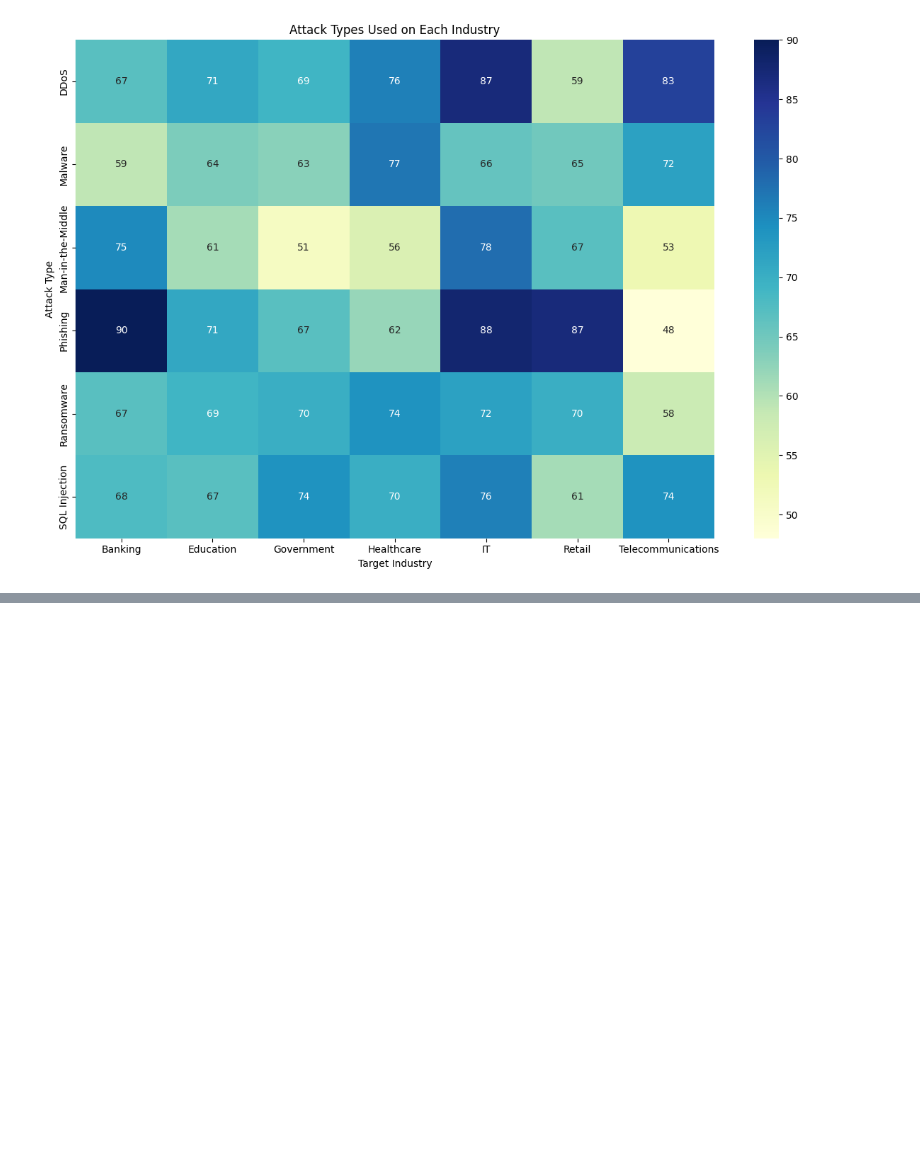
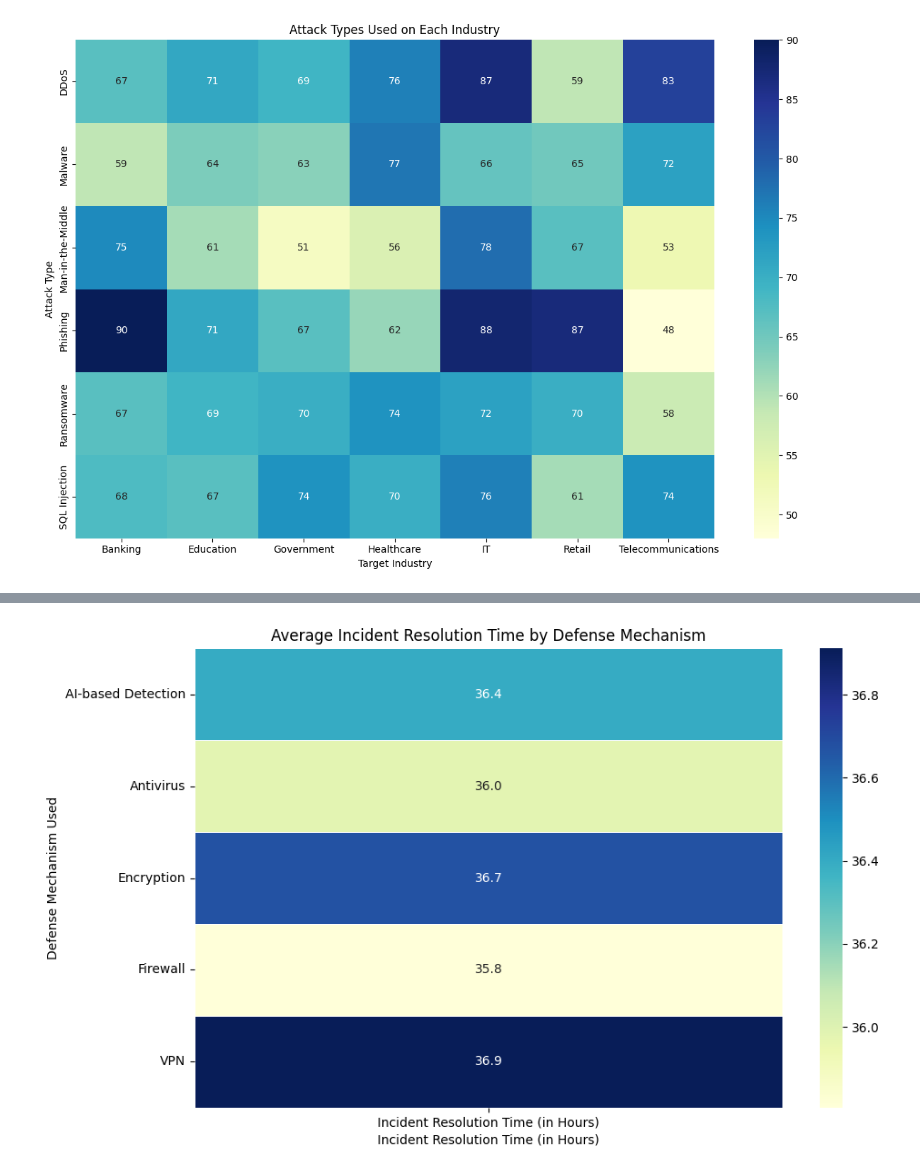
Before and after one commit to immaFrogUwU/Cyber-Security-Threats, a Jupyter notebook: Data_Storytelling_Cyber_Security_Threats.ipynb, the cells around one changed output, grey strips where cells are left out. Cells and saved outputs as stored; diff of their text form; code cells hidden in the pictures; blank space fills up the shorter version.

Commit message:
Resolve time

```diff
--- a/Data_Storytelling_Cyber_Security_Threats.ipynb
+++ b/Data_Storytelling_Cyber_Security_Threats.ipynb
@@ -269,0 +284,26 @@ plt.show()
+# %%
+import pandas as pd
+import seaborn as sns
+import matplotlib.pyplot as plt
+cybersec_cleaned.head()
+
+# Lọc dữ liệu đầy đủ
+heatmap_df = cybersec_cleaned.dropna(subset=["Defense Mechanism Used", "Incident Resolution Time (in Hours)"])
+
+# Nhóm và tính trung bình thời gian xử lý theo từng cơ chế phòng thủ
+grouped = heatmap_df.groupby("Defense Mechanism Used")["Incident Resolution Time (in Hours)"].mean().reset_index()
+
+# Chuyển thành pivot để dùng heatmap
+pivot_df = grouped.pivot_table(index="Defense Mechanism Used", values="Incident Resolution Time (in Hours)")
+
+# Vẽ heatmap
+plt.figure(figsize=(10, 6))
+sns.heatmap(pivot_df, annot=True, cmap="YlGnBu", fmt=".1f", linewidths=0.5)
+
+plt.title("Average Incident Resolution Time by Defense Mechanism")
+plt.xlabel("Incident Resolution Time (in Hours)")
+plt.ylabel("Defense Mechanism Used")
+plt.tight_layout()
+plt.show()
+# %% [output]
+[figure, added]
```
Also changed, not shown: parts of 3 cells of this notebook.
